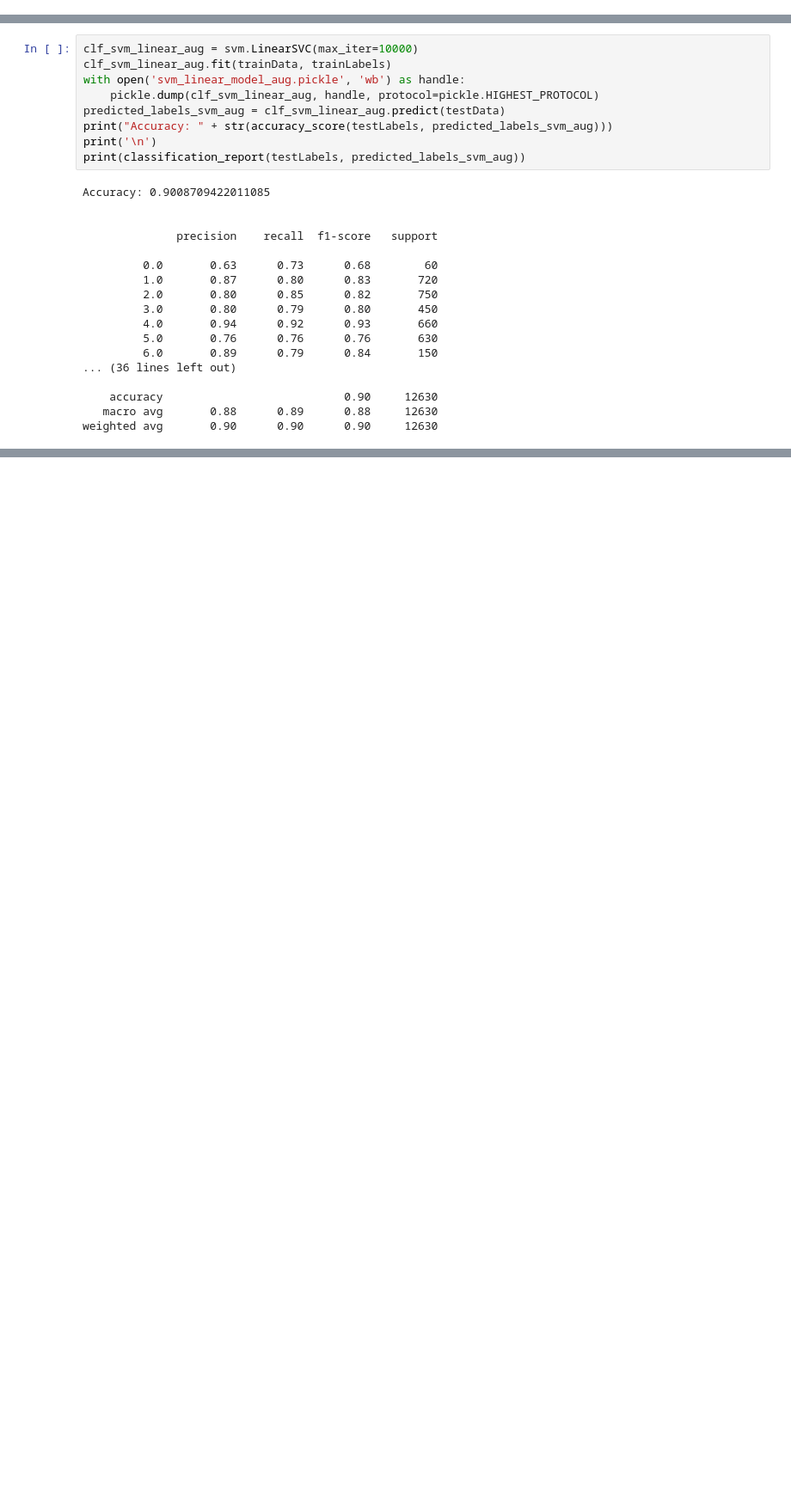
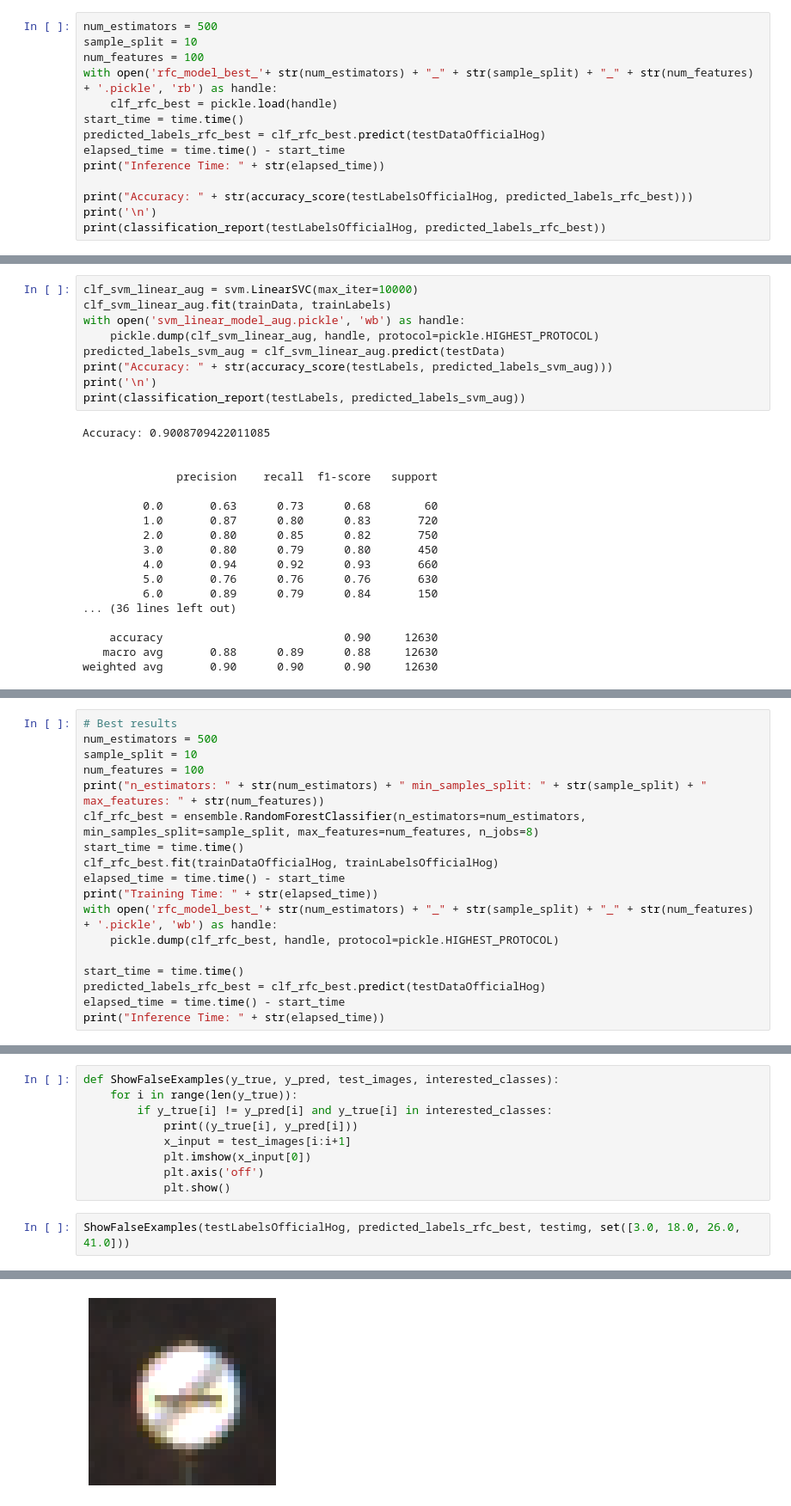
Before and after one commit to keeeeenw/Traffic-Signs-Classification, a Jupyter notebook: HogModel.ipynb, the cells around one changed output, grey strips where cells are left out. Shown at 86% size. Drawn from its saved outputs; the diff is of its cells as text; blank space fills up the shorter version.

Commit message:
Final Report and HogModel are ready for the final report

```diff
--- a/HogModel.ipynb
+++ b/HogModel.ipynb
@@ -1138,0 +1148,14 @@ n_estimators: 500 min_samples_split: 10 max_features: 100
+# %%
+num_estimators = 500
+sample_split = 10
+num_features = 100
+with open('rfc_model_best_'+ str(num_estimators) + "_" + str(sample_split) + "_" + str(num_features) + '.pickle', 'rb') as handle:
+    clf_rfc_best = pickle.load(handle)
+start_time = time.time()
+predicted_labels_rfc_best = clf_rfc_best.predict(testDataOfficialHog)
+elapsed_time = time.time() - start_time
+print("Inference Time: " + str(elapsed_time))
+
+print("Accuracy: " + str(accuracy_score(testLabelsOfficialHog, predicted_labels_rfc_best)))
+print('\n')
+print(classification_report(testLabelsOfficialHog, predicted_labels_rfc_best))
@@ -1273,0 +1320,18 @@ weighted avg       0.90      0.90      0.90     12630
+# %%
+# Best results
+num_estimators = 500
+sample_split = 10
+num_features = 100
+print("n_estimators: " + str(num_estimators) + " min_samples_split: " + str(sample_split) + " max_features: " + str(num_features))
+clf_rfc_best = ensemble.RandomForestClassifier(n_estimators=num_estimators, min_samples_split=sample_split, max_features=num_features, n_jobs=8)
+start_time = time.time()
+clf_rfc_best.fit(trainDataOfficialHog, trainLabelsOfficialHog)
+elapsed_time = time.time() - start_time
+print("Training Time: " + str(elapsed_time))
+with open('rfc_model_best_'+ str(num_estimators) + "_" + str(sample_split) + "_" + str(num_features) + '.pickle', 'wb') as handle:
+    pickle.dump(clf_rfc_best, handle, protocol=pickle.HIGHEST_PROTOCOL)
+
+start_time = time.time()
+predicted_labels_rfc_best = clf_rfc_best.predict(testDataOfficialHog)
+elapsed_time = time.time() - start_time
+print("Inference Time: " + str(elapsed_time))
@@ -1273,0 +1387,12 @@ weighted avg       0.90      0.90      0.90     12630
+# %%
+def ShowFalseExamples(y_true, y_pred, test_images, interested_classes):
+    for i in range(len(y_true)):
+        if y_true[i] != y_pred[i] and y_true[i] in interested_classes:
+            print((y_true[i], y_pred[i]))
+            x_input = test_images[i:i+1]
+            plt.imshow(x_input[0])
+            plt.axis('off')
+            plt.show()
+# %%
+ShowFalseExamples(testLabelsOfficialHog, predicted_labels_rfc_best, testimg, set([3.0, 18.0, 26.0, 41.0]))
+# %% [output]
@@ -1273,0 +1400 @@ weighted avg       0.90      0.90      0.90     12630
+[figure, added]
```
Also changed, not shown: parts of 18 cells of this notebook, 1 other file.
